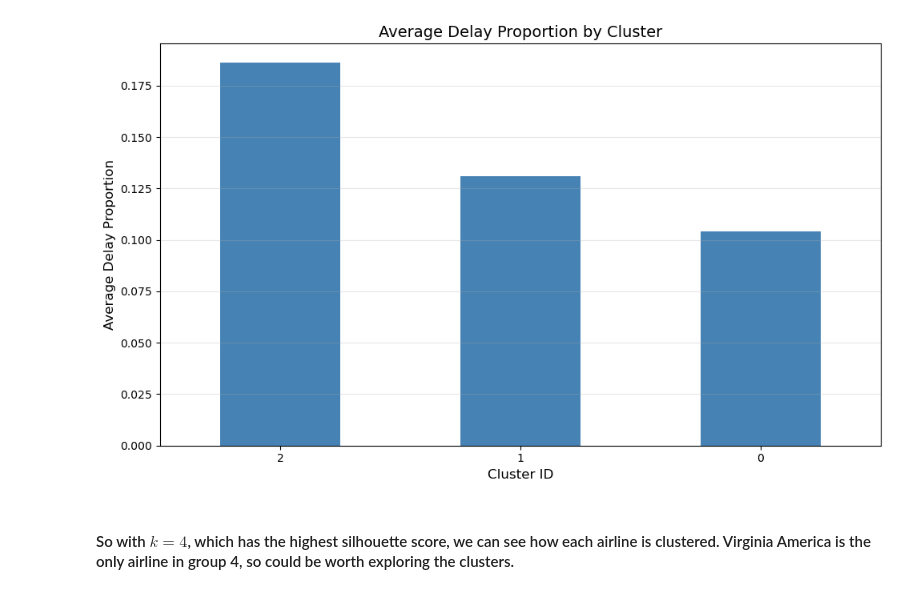
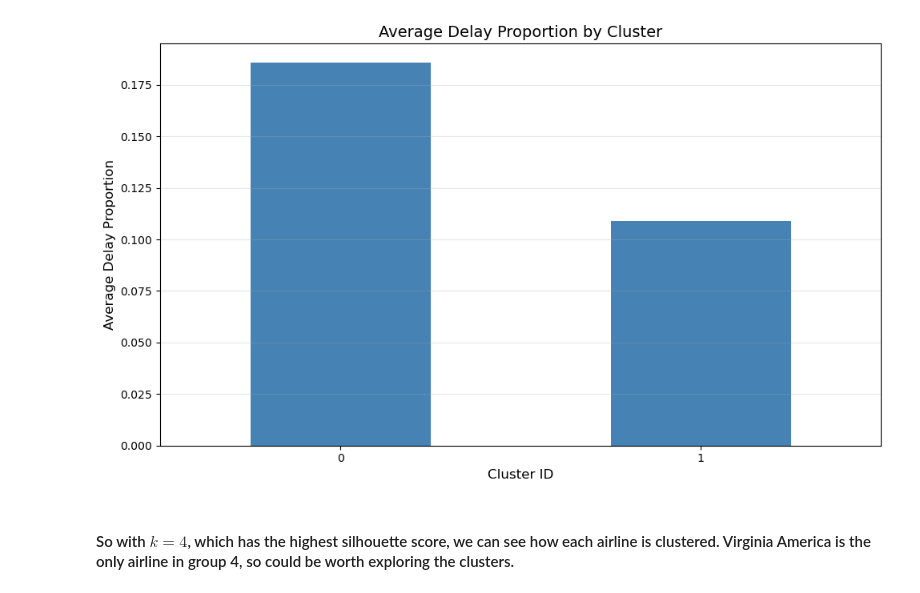
Before and after one commit to i-levy/ds7200_final_project, a Jupyter notebook: modeling_clustering.ipynb, the cells around one changed output. Saved outputs shown, nothing was run; the diff lists cells and outputs as text; code cells hidden in the pictures.

Commit message:
updating airline cluster (final time?)

```diff
--- a/modeling_clustering.ipynb
+++ b/modeling_clustering.ipynb
@@ -35,7 +36,7 @@ Transform data so that each row is an airline and each column is a day.
 The value of each cell is the proportion of flights for that airline on that day
 that had an arrival delay >= 15 minutes.
 """
-remove = ['Cape Air', 'Commutair Aka Champlain Enterprises, Inc.', 'Peninsula Airways Inc.', 'Virgin America']
+remove = ['Peninsula Airways Inc.', 'Virgin America']
 # Combine all years, select relevant columns, drop missing
 combined = flights_2018.union(flights_2019).union(flights_2020).union(flights_2021).union(flights_2022) \
     .select('FlightDate', 'Airline', 'ArrDel15').dropna()
@@ -237,5 +256,5 @@ kmeans = KMeans().setK(2).setSeed(314).setMaxIter(20)
 model = kmeans.fit(dataset)
 
 # Predict
-preds = model.transform(dataset)
+km_preds = model.transform(dataset)
 # %% [output]
@@ -325,3 +371,3 @@ preds.select('Airline', 'prediction').orderBy('prediction').show(30, truncate=Fa
 # %%
-km_preds = preds.toPandas()
+km_preds_df = km_preds.toPandas()
 # %% [output]
@@ -341,21 +386,21 @@ bkm_preds = preds.toPandas()
 # %%
 # Calculate average delay proportion per cluster
-cluster_stats = bkm_preds.groupby('prediction')[feats].mean().mean(axis=1)
+cluster_stats = km_preds_df.groupby('prediction')[feats].mean().mean(axis=1)
 cluster_stats = cluster_stats.sort_values(ascending=False)
 
 # Visualize cluster delay patterns
 plt.figure(figsize=(10, 6))
 cluster_stats.plot(kind='bar', color='steelblue')
 plt.xlabel('Cluster ID', fontsize=12)
 plt.ylabel('Average Delay Proportion', fontsize=12)
 plt.title('Average Delay Proportion by Cluster', fontsize=14)
 plt.xticks(rotation=0)
 plt.grid(True, alpha=0.3, axis='y')
 plt.tight_layout()
-plt.savefig('airline_clustering_delay_proportion_bisectingkmeans.png')
+plt.savefig('airline_clustering_delay_proportion_kmeans.png')
 plt.show()
 # %% [output]
-[figure, old version]
+[figure, new version]
 # %% [markdown]
 #### So with $k=4$, which has the highest silhouette score, we can see how each airline is clustered. Virginia America is the only airline in group 4, so could be worth exploring the clusters.
 # %%
```
Also changed, not shown: parts of 15 cells of this notebook, 5 other files.
